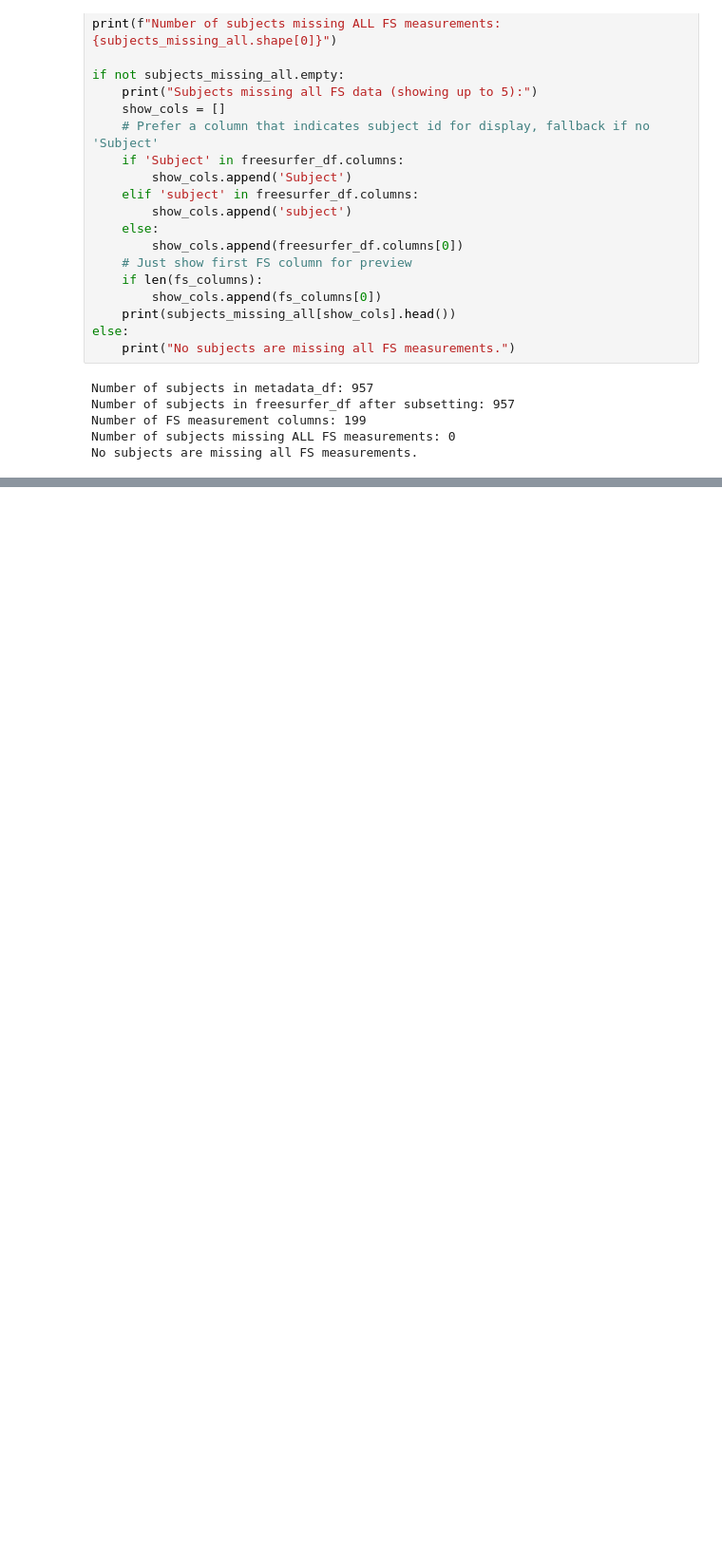
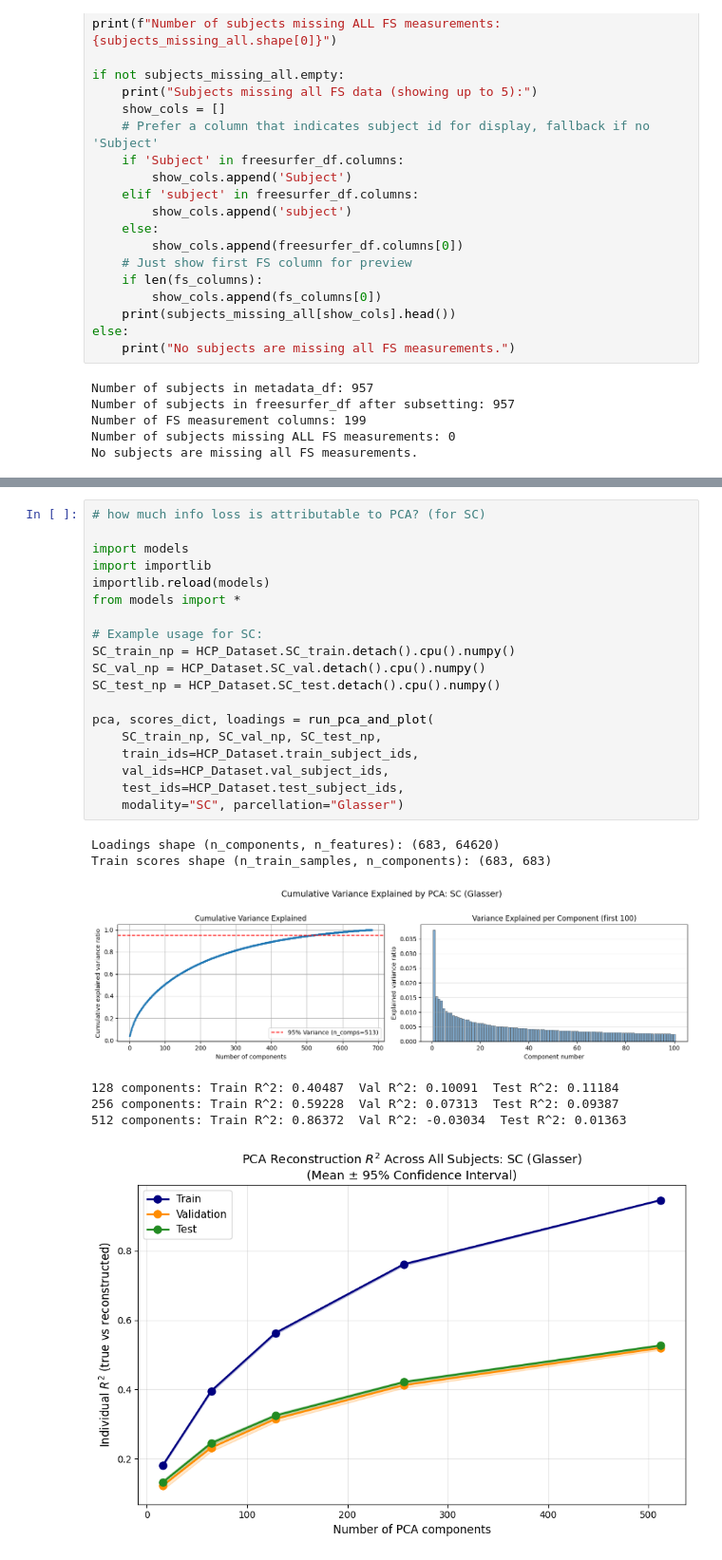
Before and after one commit to alexander-ratzan/Conn2Conn, a Jupyter notebook: toy.ipynb, the cells around one changed output, grey strips where cells are left out. Shown at 95% size. Cells and saved outputs as stored; diff of their text form; blank space fills up the shorter version.

```diff
--- a/toy.ipynb
+++ b/toy.ipynb
@@ -364,0 +318,27 @@ plt.show()
+# %%
+# how much info loss is attributable to PCA? (for SC)
+
+import models
+import importlib
+importlib.reload(models)
+from models import *
+
+# Example usage for SC:
+SC_train_np = HCP_Dataset.SC_train.detach().cpu().numpy()
+SC_val_np = HCP_Dataset.SC_val.detach().cpu().numpy()
+SC_test_np = HCP_Dataset.SC_test.detach().cpu().numpy()
+
+pca, scores_dict, loadings = run_pca_and_plot(
+    SC_train_np, SC_val_np, SC_test_np,
+    train_ids=HCP_Dataset.train_subject_ids,
+    val_ids=HCP_Dataset.val_subject_ids,
+    test_ids=HCP_Dataset.test_subject_ids,
+    modality="SC", parcellation="Glasser")
+# %% [output]
+Loadings shape (n_components, n_features): (683, 64620)
+Train scores shape (n_train_samples, n_components): (683, 683)
+[figure, added]
+128 components: Train R^2: 0.40487  Val R^2: 0.10091  Test R^2: 0.11184
+256 components: Train R^2: 0.59228  Val R^2: 0.07313  Test R^2: 0.09387
+512 components: Train R^2: 0.86372  Val R^2: -0.03034  Test R^2: 0.01363
+[figure, added]
```
Also changed, not shown: parts of 13 cells of this notebook, 4 other files.
